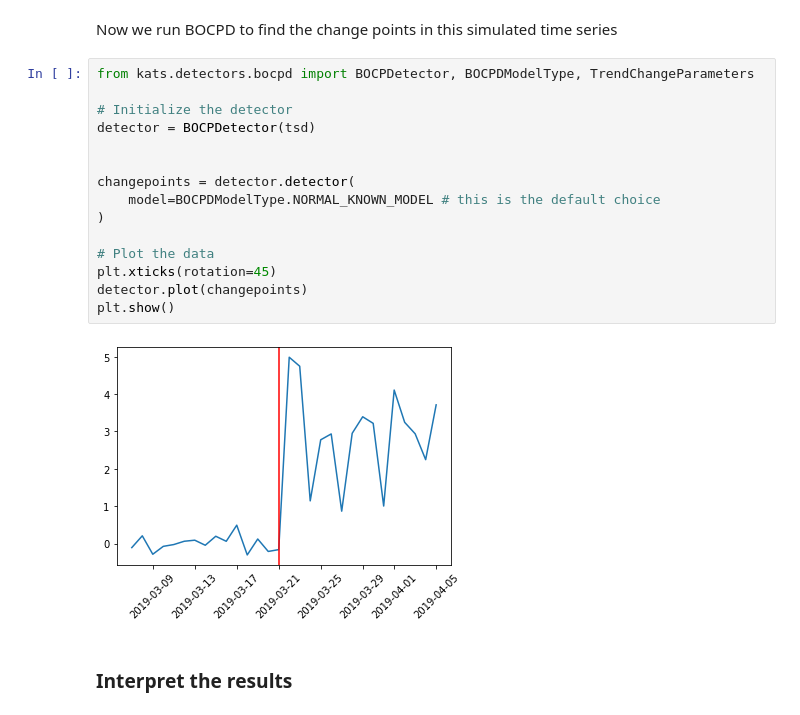
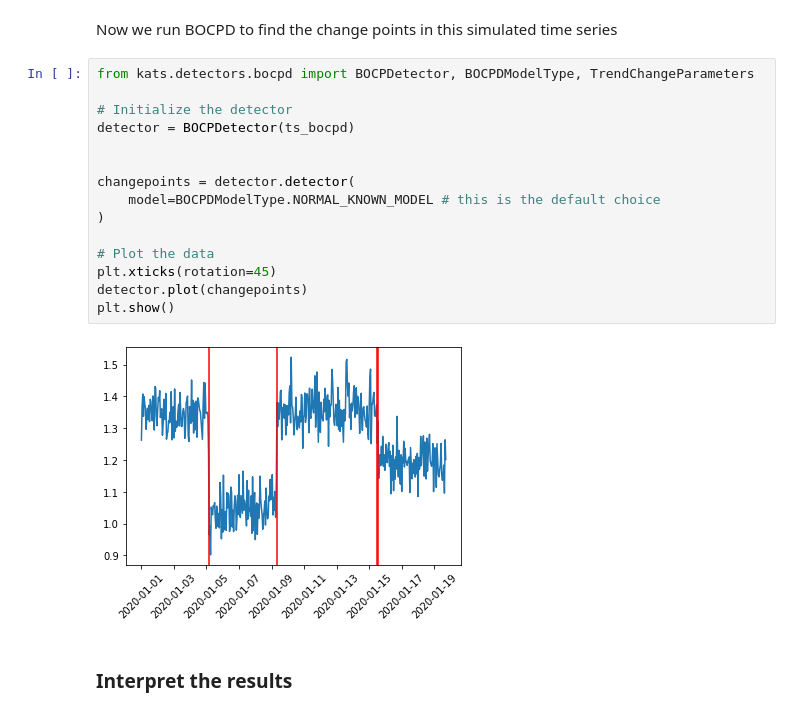
Before and after one commit to facebookresearch/Kats, a Jupyter notebook: tutorials/kats_202_detection.ipynb, the cells around one changed output. Drawn from its saved outputs; the diff is of its cells as text.

Commit message:
Tutorial notebook 202 - change input for BOCPDetector to dedicated simulated data

```diff
--- a/tutorials/kats_202_detection.ipynb
+++ b/tutorials/kats_202_detection.ipynb
@@ -366,20 +366,20 @@ Now we run BOCPD to find the change points in this simulated time series
 # %%
 from kats.detectors.bocpd import BOCPDetector, BOCPDModelType, TrendChangeParameters
 
 # Initialize the detector
-detector = BOCPDetector(tsd)
+detector = BOCPDetector(ts_bocpd)
 
 
 changepoints = detector.detector(
     model=BOCPDModelType.NORMAL_KNOWN_MODEL # this is the default choice
 )
 
 # Plot the data
 plt.xticks(rotation=45)
 detector.plot(changepoints)
 plt.show()
 # %% [output]
-[figure, old version]
+[figure, new version]
 # %% [markdown]
 ### Interpret the results
 # %% [markdown]
```
Also changed, not shown: parts of 1 cell of this notebook.
